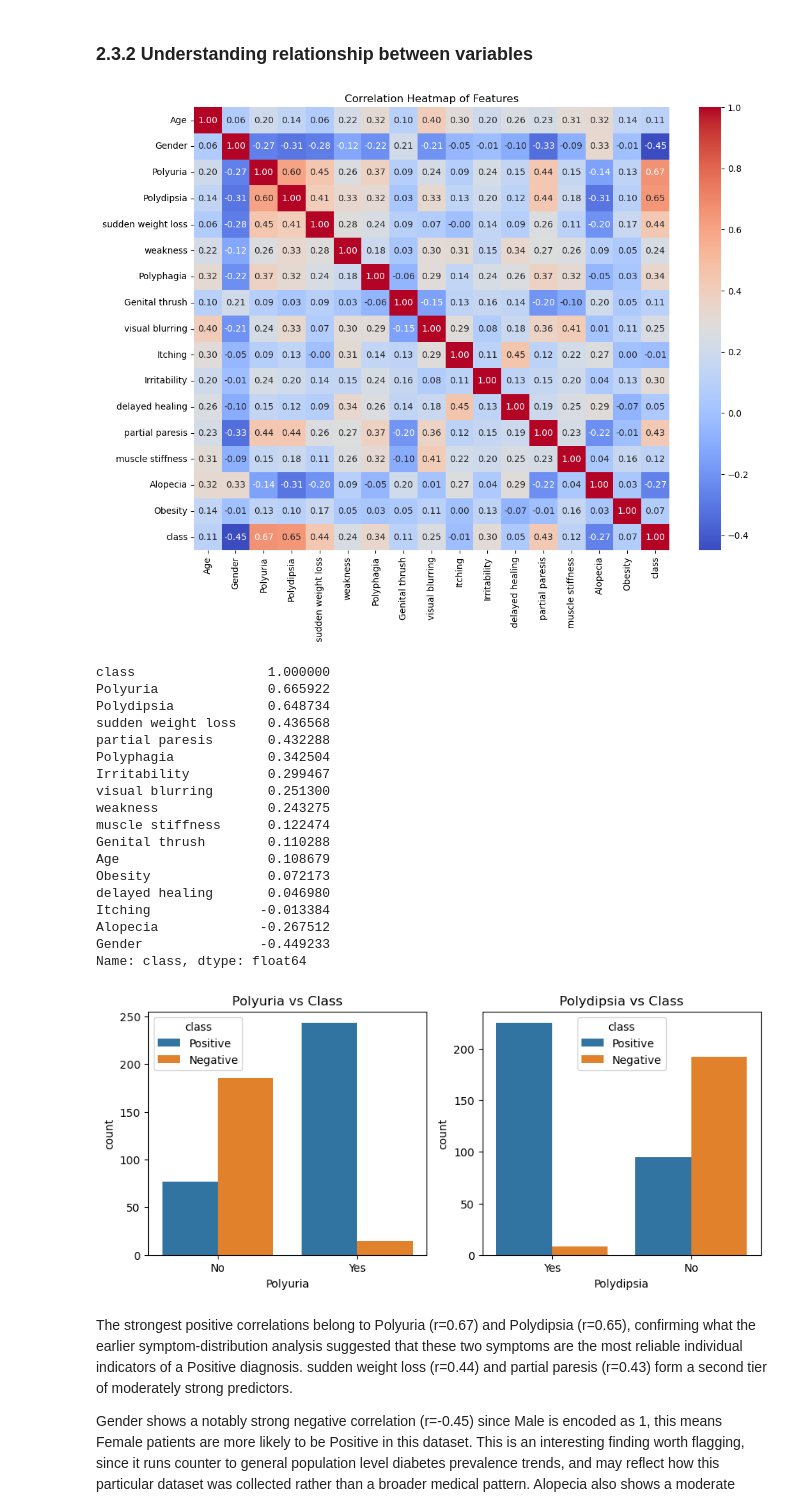
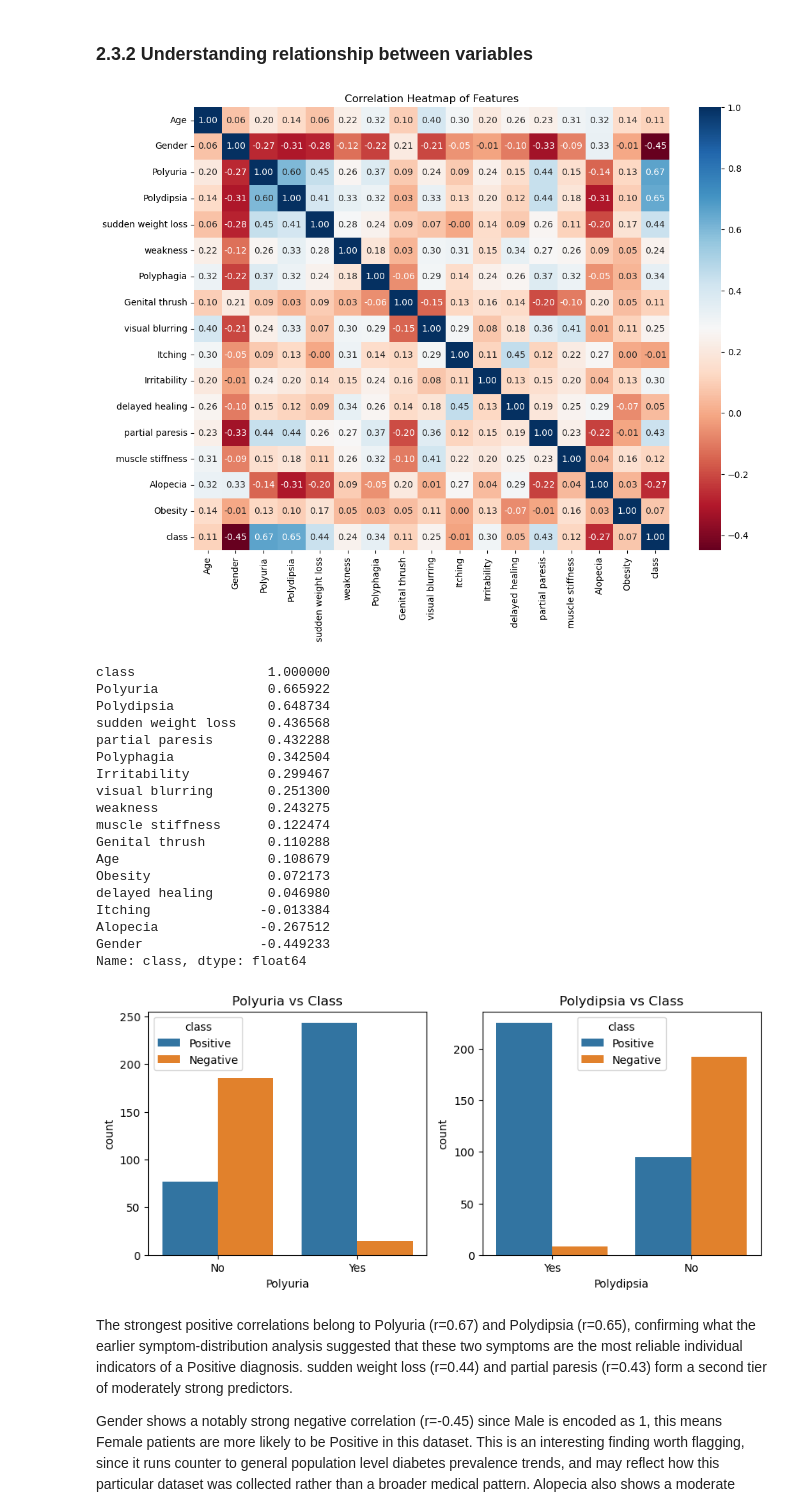
Before and after one commit to dennisho004/MLDP_Project, a Jupyter notebook: MLDP_Program_Codes_Submission_Template.ipynb, the cells around one changed output. Saved outputs shown, nothing was run; the diff lists cells and outputs as text; code cells hidden in the pictures.

```diff
--- a/MLDP_Program_Codes_Submission_Template.ipynb
+++ b/MLDP_Program_Codes_Submission_Template.ipynb
@@ -43,7 +43,7 @@ Goal: To build a machine learning classification model that predicts the likelih
 ## 2.1 Load dataset
 # %%
 ## Read *.csv file into pandas DataFrame
-FILE_PATH = r"C:\Users\hoden\Downloads\early+stage+diabetes+risk+prediction+dataset\diabetes_data_upload.csv"
+FILE_PATH = r"C:\Users\denni\Downloads\early+stage+diabetes+risk+prediction+dataset\diabetes_data_upload.csv"
 df = pd.read_csv(FILE_PATH)
 # %% [markdown]
 ## 2.2 Summary Statistics
@@ -214,30 +214,30 @@ These feature imbalances is separate from the target imbalance in 2.3.1.1, but i
 # %%
 ## Understanding relationship between variables
 
 ## Encode categorical yes and no to numeric and Gender columns to numeric
 df_corr = df.copy()
 binary_cols = [c for c in df_corr.columns if c not in ['Age', 'Gender']]
 for col in binary_cols:
     df_corr[col] = df_corr[col].map({'Yes': 1, 'No': 0, 'Positive': 1, 'Negative': 0})
 df_corr['Gender'] = df_corr['Gender'].map({'Male': 1, 'Female': 0})
 
 plt.figure(figsize=(12,9))
-sns.heatmap(df_corr.corr(), annot=True, fmt='.2f', cmap='coolwarm', cbar=True)
+sns.heatmap(df_corr.corr(), annot=True, fmt='.2f', cmap='RdBu', cbar=True)
 plt.title('Correlation Heatmap of Features')
 plt.show()
 
 ## Correlation of each feature with target class, sorted
 print(df_corr.corr()['class'].sort_values(ascending=False))
 
 ## Polyuria and Polydipsia vs class (top correlated symptoms)
 fig, axes = plt.subplots(1, 2, figsize=(10,4)) #
 sns.countplot(x='Polyuria', hue='class', data=df, ax=axes[0])
 axes[0].set_title('Polyuria vs Class')
 sns.countplot(x='Polydipsia', hue='class', data=df, ax=axes[1])
 axes[1].set_title('Polydipsia vs Class')
 plt.show()
 # %% [output]
-[figure, old version]
+[figure, new version]
 class                 1.000000
 Polyuria              0.665922
 Polydipsia            0.648734
```
Also changed, not shown: parts of 13 cells of this notebook.
